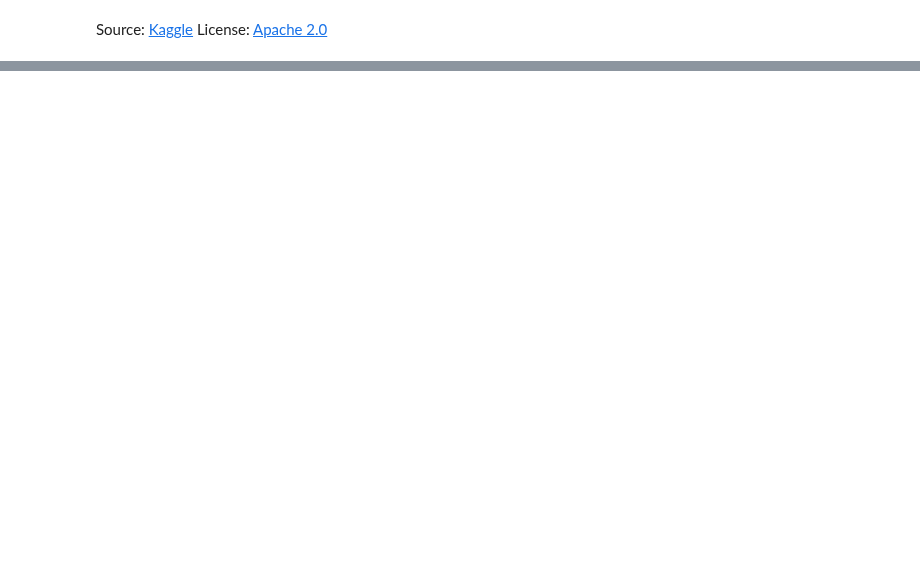
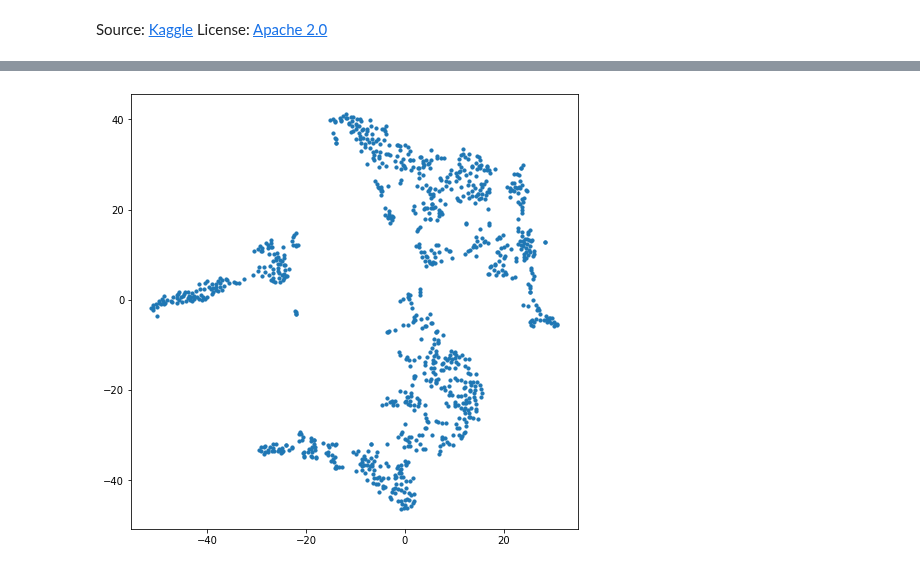
Before and after one commit to 3springs/deep_ml_curriculum, a Jupyter notebook: notebooks/11 Unsupervised/Unsupervised.ipynb, the cells around one changed output, grey strips where cells are left out. Drawn from its saved outputs; the diff is of its cells as text; code cells hidden in the pictures; blank space fills up the shorter version.

```diff
--- a/notebooks/11 Unsupervised/Unsupervised.ipynb
+++ b/notebooks/11 Unsupervised/Unsupervised.ipynb
@@ -124,0 +206,15 @@ Source: [Kaggle](https://www.kaggle.com/arthurtok/principal-component-analysis-w
+# %%
+from sklearn.preprocessing import StandardScaler
+
+# In our case, we will take a sample of 1,000 data points from one well
+#'16_7-4'
+#16_9-1
+# '33_9-11'
+sample_dataset = geolink.xs('15_9-12').sample(n=1000, replace=False, random_state=2020)
+# Separating features
+X = sample_dataset[list(sample_dataset.columns[1:])]
+# Separating target
+y = sample_dataset[['LITHOLOGY_GEOLINK']]
+
+# Standardizing the features
+X = StandardScaler().fit_transform(X)
@@ -124,0 +451,8 @@ Source: [Kaggle](https://www.kaggle.com/arthurtok/principal-component-analysis-w
+# %%
+tsne_X = TSNE(n_components=2).fit_transform(X)
+tnse_df = pd.DataFrame(data=tsne_X, columns = ['TNSE 1', 'TNSE 2'])
+# Concat two columns
+final_df = pd.concat([tnse_df, y.reset_index()['LITHOLOGY_GEOLINK']], axis=1)
+# Rename column target
+final_df = final_df.rename(columns={'LITHOLOGY_GEOLINK': 'target'})
+final_df.head()
@@ -124,0 +466,6 @@ Source: [Kaggle](https://www.kaggle.com/arthurtok/principal-component-analysis-w
+# %%
+# Plot Manifold
+plt.figure(figsize = (8,8))
+plt.scatter(final_df['TNSE 1'], final_df['TNSE 2'], s=10);
+# %% [output]
+[figure, added]
```
Also changed, not shown: parts of 41 cells of this notebook.
